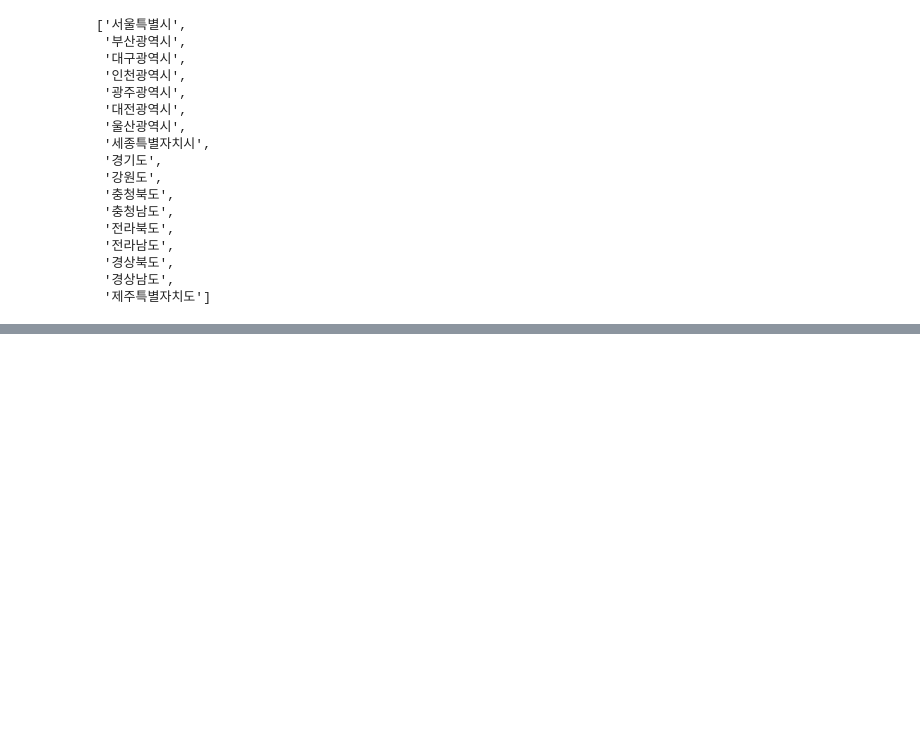
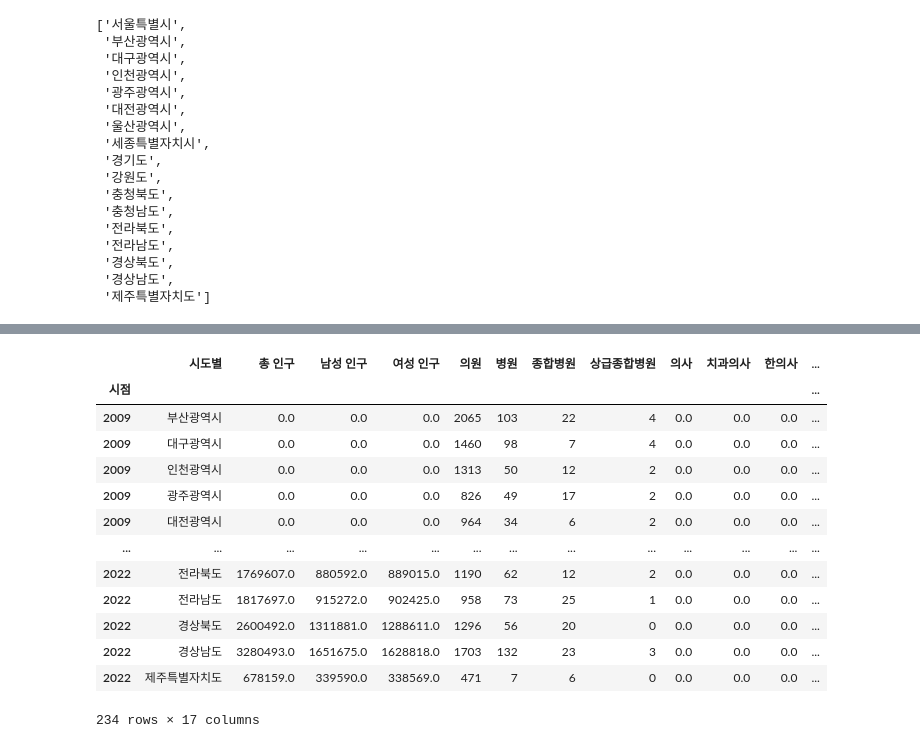
Before and after one commit to vxornjs11/Pytone_Flutter, a Jupyter notebook: Note/00. First 취합.ipynb, the cells around one changed output, grey strips where cells are left out. Cells and saved outputs as stored; diff of their text form; code cells hidden in the pictures; blank space fills up the shorter version.

```diff
--- a/Note/00. First 취합.ipynb
+++ b/Note/00. First 취합.ipynb
@@ -102,0 +141,21 @@ pd.merge(public_health,pop_house_car, how='right', right_on=['년도','시도'],
+# %%
+# df column 순 정렬
+df = df[['시도별', '총 인구', '남성 인구', '여성 인구', '의원', '병원', '종합병원', '상급종합병원', '의사', '치과의사', '한의사', '약사', '간호사',
+       '기타보건의료인', '주택수', '빈집수','자동차등록대수']]
+# NaN 값 0으로
+df.fillna(0, inplace=True)
+# %% [output]
+|  | 시도별 | 총 인구 | 남성 인구 | 여성 인구 | 의원 | 병원 | 종합병원 | 상급종합병원 | 의사 | 치과의사 | 한의사 | ... |
+| 시점 |  |  |  |  |  |  |  |  |  |  |  | ... |
+| 2009 | 부산광역시 | 0.0 | 0.0 | 0.0 | 2065 | 103 | 22 | 4 | 0.0 | 0.0 | 0.0 | ... |
+| 2009 | 대구광역시 | 0.0 | 0.0 | 0.0 | 1460 | 98 | 7 | 4 | 0.0 | 0.0 | 0.0 | ... |
+| 2009 | 인천광역시 | 0.0 | 0.0 | 0.0 | 1313 | 50 | 12 | 2 | 0.0 | 0.0 | 0.0 | ... |
+| 2009 | 광주광역시 | 0.0 | 0.0 | 0.0 | 826 | 49 | 17 | 2 | 0.0 | 0.0 | 0.0 | ... |
+| 2009 | 대전광역시 | 0.0 | 0.0 | 0.0 | 964 | 34 | 6 | 2 | 0.0 | 0.0 | 0.0 | ... |
+| ... | ... | ... | ... | ... | ... | ... | ... | ... | ... | ... | ... | ... |
+| 2022 | 전라북도 | 1769607.0 | 880592.0 | 889015.0 | 1190 | 62 | 12 | 2 | 0.0 | 0.0 | 0.0 | ... |
+| 2022 | 전라남도 | 1817697.0 | 915272.0 | 902425.0 | 958 | 73 | 25 | 1 | 0.0 | 0.0 | 0.0 | ... |
+| 2022 | 경상북도 | 2600492.0 | 1311881.0 | 1288611.0 | 1296 | 56 | 20 | 0 | 0.0 | 0.0 | 0.0 | ... |
+| 2022 | 경상남도 | 3280493.0 | 1651675.0 | 1628818.0 | 1703 | 132 | 23 | 3 | 0.0 | 0.0 | 0.0 | ... |
+| 2022 | 제주특별자치도 | 678159.0 | 339590.0 | 338569.0 | 471 | 7 | 6 | 0 | 0.0 | 0.0 | 0.0 | ... |
+234 rows × 17 columns
```
Also changed, not shown: parts of 5 cells of this notebook.
